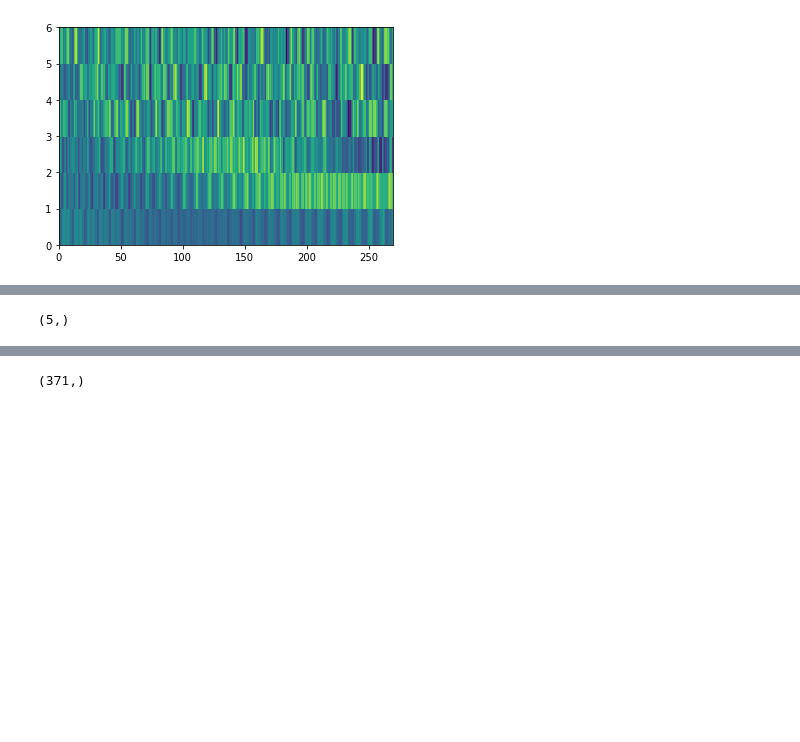
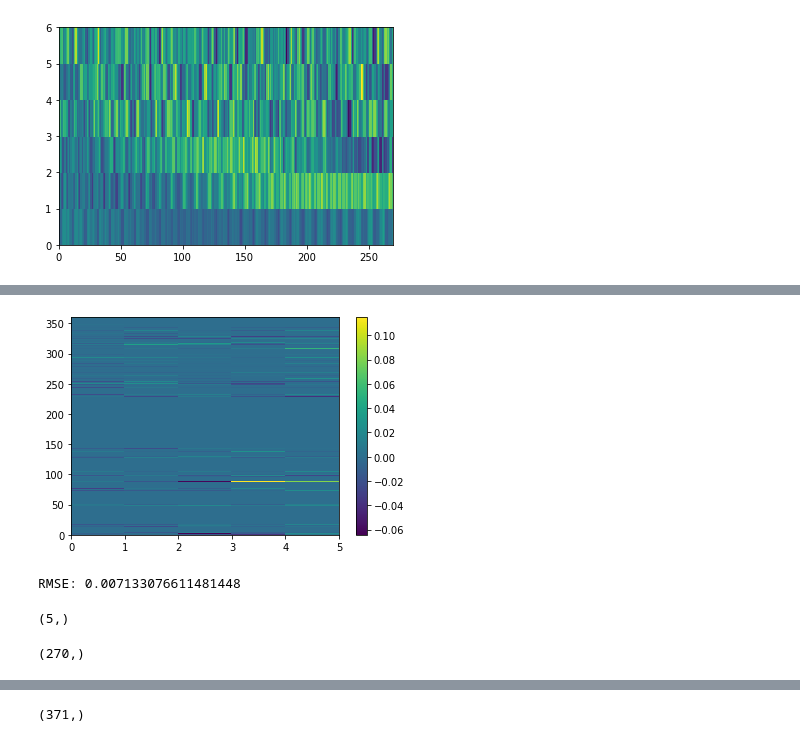
Before and after one commit to DenisSidoren/arctic_TimeSeries_analysis, a Jupyter notebook: dmd.ipynb, the cells around one changed output, grey strips where cells are left out. Cells and saved outputs as stored; diff of their text form; code cells hidden in the pictures; blank space fills up the shorter version.

```diff
--- a/dmd.ipynb
+++ b/dmd.ipynb
@@ -205,7 +215,21 @@ plt.show()
 [figure]
+# %%
+error_pic = np.real(dmd.reconstructed_data.T) -  train_data[:-1].T
+
+plt.pcolor(error_pic)
+plt.colorbar()
+plt.show()
+print("RMSE:", np.sqrt(np.sum(error_pic ** 2)/error_pic.size))
+# %% [output]
+[figure, added]
+RMSE: 0.007133076611481448
 # %%
 np.real(dmd.reconstructed_data.T)[-1].shape
 # %% [output]
 (5,)
+# %%
+X_test.shape
+# %% [output]
+(270,)
 # %%
 test = predict(dmd, X_test, np.real(dmd.reconstructed_data.T)[-1])
```
Also changed, not shown: parts of 11 cells of this notebook.
